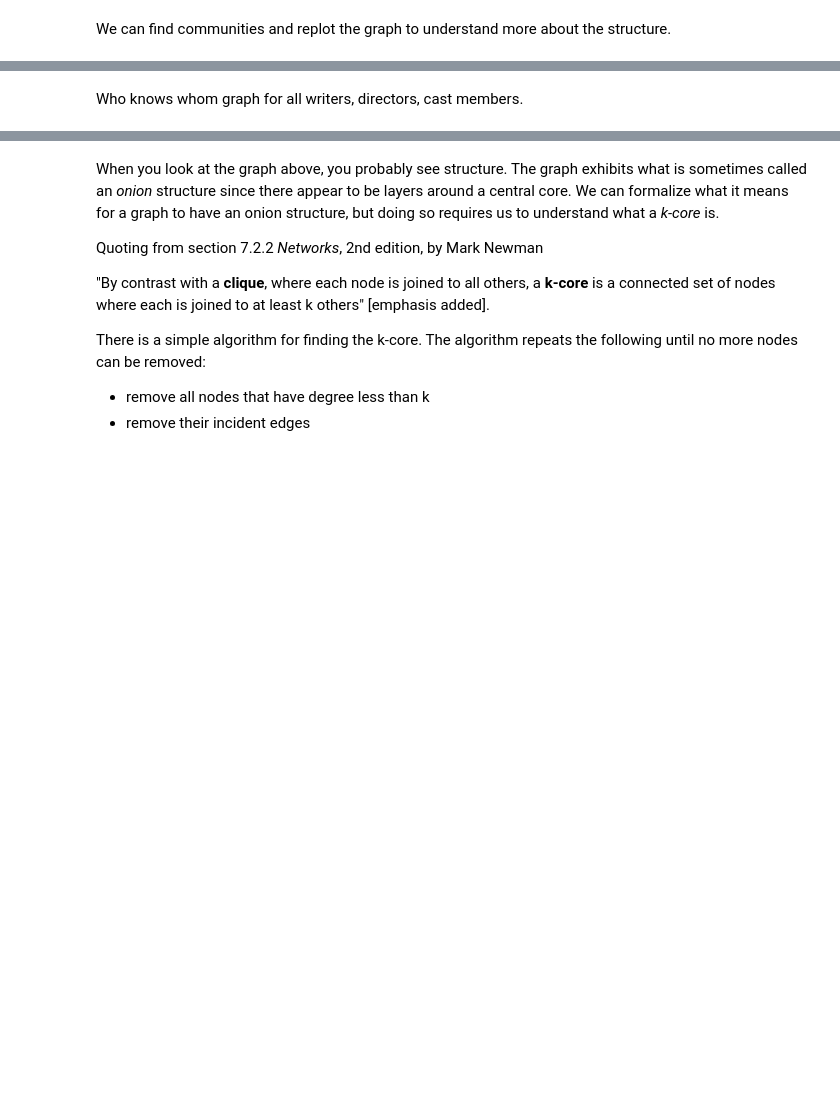
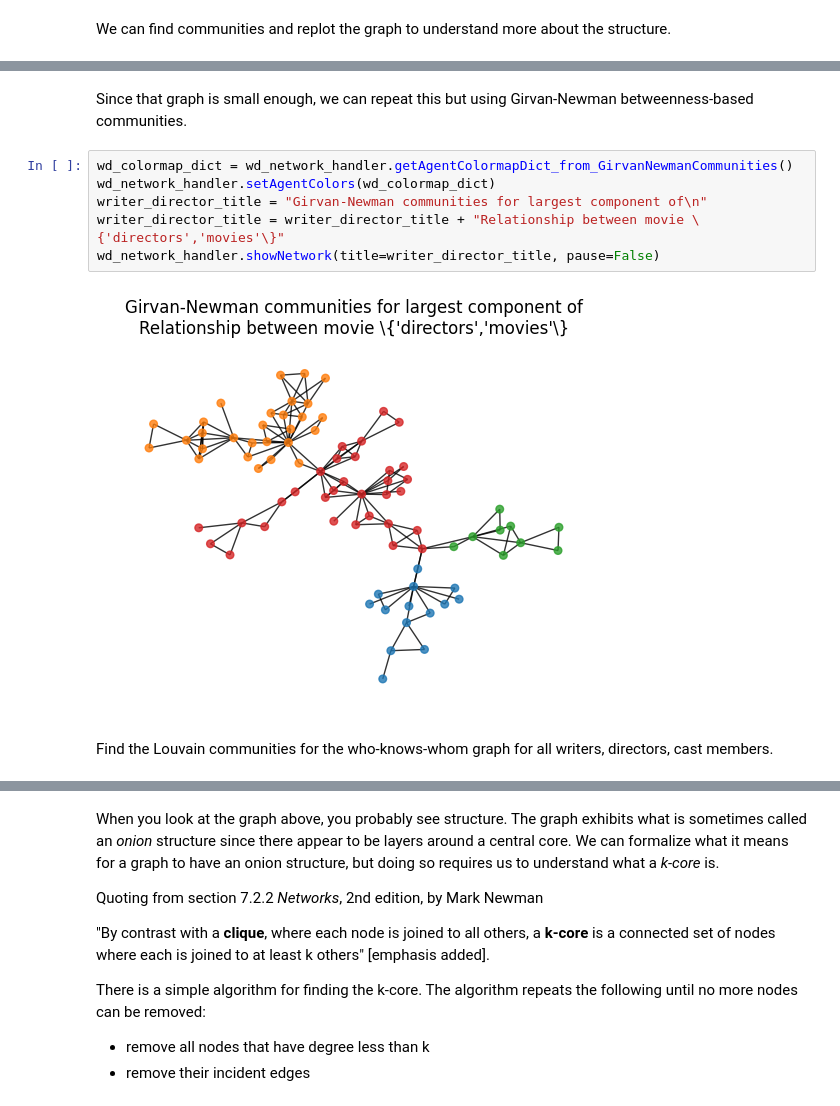
Before and after one commit to MichaelAGoodrich/GraphDataScience_withSNAP, a Jupyter notebook: GraphDataScience_Practice.ipynb, the cells around one changed output, grey strips where cells are left out. Saved outputs shown, nothing was run; the diff lists cells and outputs as text; blank space fills up the shorter version.

```diff
--- a/GraphDataScience_Practice.ipynb
+++ b/GraphDataScience_Practice.ipynb
@@ -239,5 +240,15 @@ wd_network_handler.showNetwork(colormap = wd_colormap, title=writer_director_tit
+# %% [markdown]
+Since that graph is small enough, we can repeat this but using Girvan-Newman betweenness-based communities.
+# %%
+wd_colormap_dict = wd_network_handler.getAgentColormapDict_from_GirvanNewmanCommunities()
+wd_network_handler.setAgentColors(wd_colormap_dict)
+writer_director_title = "Girvan-Newman communities for largest component of\n"
+writer_director_title = writer_director_title + "Relationship between movie \{'directors','movies'\}"
+wd_network_handler.showNetwork(title=writer_director_title, pause=False)
+# %% [output]
+[figure, added]
 # %% [markdown]
-Who knows whom graph for all writers, directors, cast members.
+Find the Louvain communities for the who-knows-whom graph for all writers, directors, cast members.
 # %%
 writer_director_cast_projection, writer_director_cast_title = manager.getProjection({'casts','directors','writers'},biggest_component=True)
 wdc_network_handler = networkHandler(writer_director_cast_projection)
```
Also changed, not shown: parts of 10 cells of this notebook, 2 other files.
